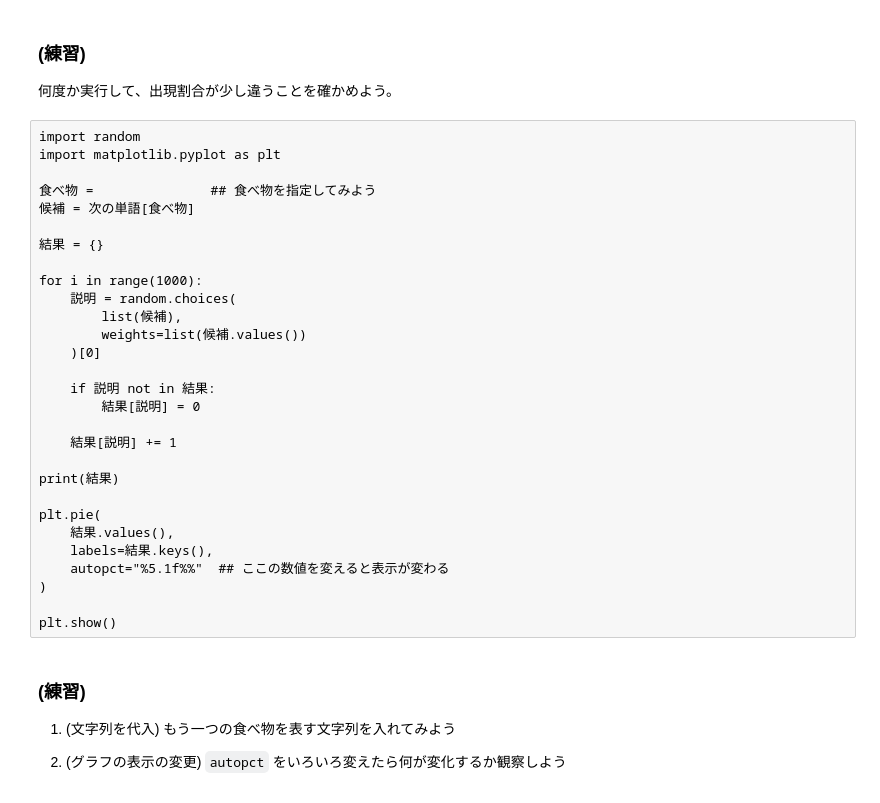
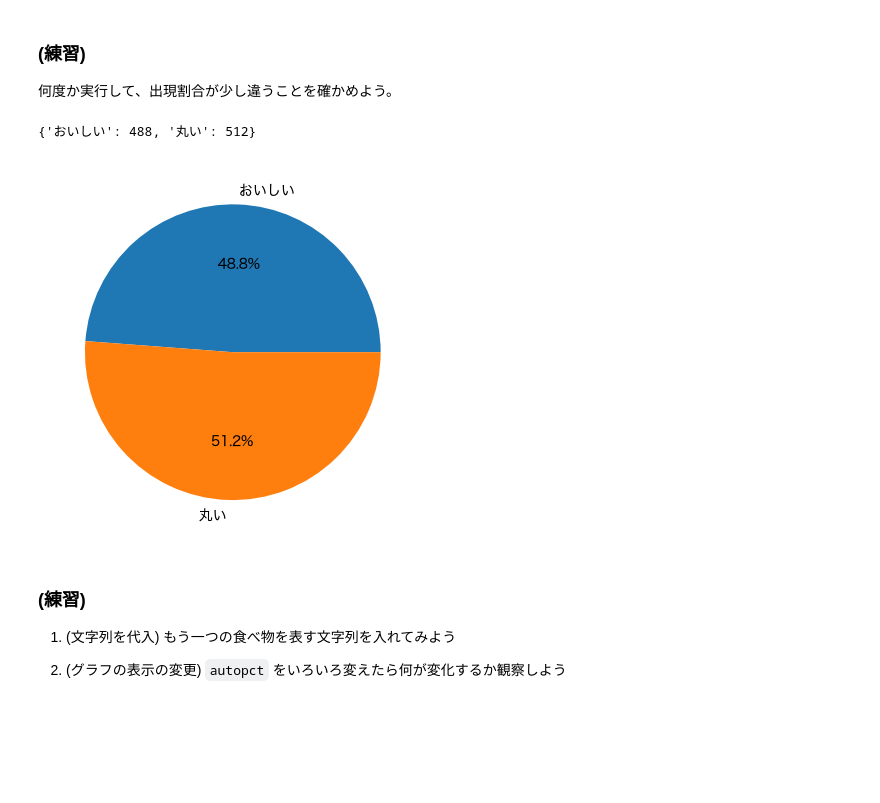
Before and after one commit to madokanishimura-next/genAI_lecture, a Jupyter notebook: intro_genAI_ans.ipynb, the cells around one changed output. Cells and saved outputs as stored; diff of their text form; code cells hidden in the pictures; blank space fills up the shorter version.

```diff
--- a/intro_genAI_ans.ipynb
+++ b/intro_genAI_ans.ipynb
@@ -340,35 +346,38 @@ plt.show()
 ### (練習)
 
 何度か実行して、出現割合が少し違うことを確かめよう。
-# %% [raw]
-import random
-import matplotlib.pyplot as plt
-
-食べ物 =               ## 食べ物を指定してみよう
-候補 = 次の単語[食べ物]
-
-結果 = {}
-
-for i in range(1000):
-    説明 = random.choices(
-        list(候補),
-        weights=list(候補.values())
-    )[0]
-
-    if 説明 not in 結果:
-        結果[説明] = 0
-
-    結果[説明] += 1
-
-print(結果)
-
-plt.pie(
-    結果.values(),
-    labels=結果.keys(),
-    autopct="%5.1f%%"  ## ここの数値を変えると表示が変わる
-)
-
-plt.show()
+# %%
+import random
+import matplotlib.pyplot as plt
+
+食べ物 = "のりまき"      ## 食べ物を指定してみよう
+候補 = 次の単語[食べ物]
+
+結果 = {}
+
+for i in range(1000):
+    説明 = random.choices(
+        list(候補),
+        weights=list(候補.values())
+    )[0]
+
+    if 説明 not in 結果:
+        結果[説明] = 0
+
+    結果[説明] += 1
+
+print(結果)
+
+plt.pie(
+    結果.values(),
+    labels=結果.keys(),
+    autopct="%5.1f%%"
+) ## autopct の 行は数値を変えると表示が変わる
+
+plt.show()
+# %% [output]
+{'おいしい': 488, '丸い': 512}
+[figure, added]
 # %% [markdown]
 ### (練習)
 
```
Also changed, not shown: parts of 8 cells of this notebook, 1 other file.
